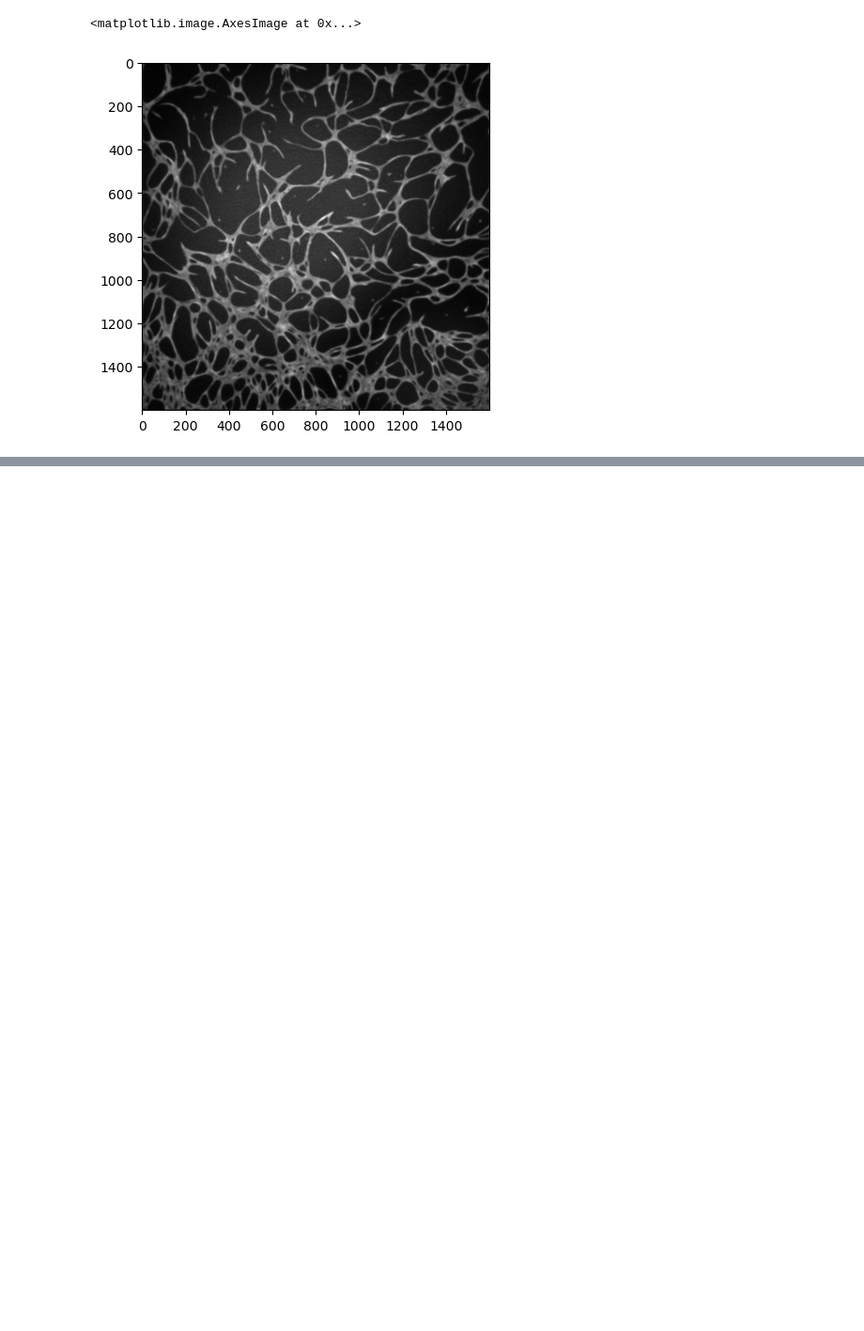
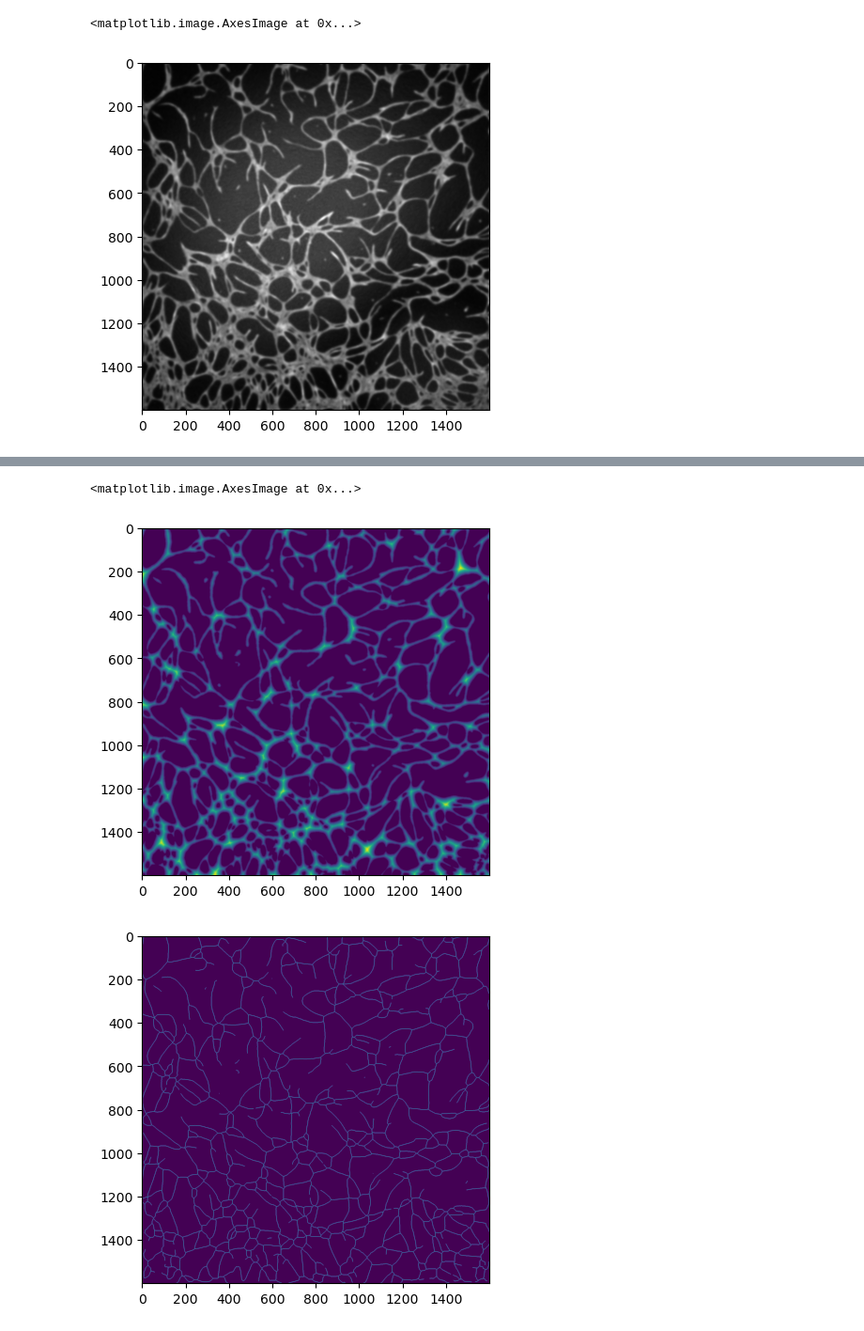
Before and after one commit to HarryKrek/Vascular-Tool, a Jupyter notebook: tester.ipynb, the cells around one changed output, grey strips where cells are left out. Shown at 94% size. Saved outputs shown, nothing was run; the diff lists cells and outputs as text; code cells hidden in the pictures; blank space fills up the shorter version.

```diff
--- a/tester.ipynb
+++ b/tester.ipynb
@@ -65,0 +80,9 @@ skimage.io.imsave("C:\\Users\\harry\\Downloads\\skel.tiff", skel)
+# %%
+from dsepruning import skel_pruning_DSE
+from scipy.ndimage import distance_transform_edt
+skel_dist = distance_transform_edt(dilated,return_indices=False, return_distances=True)
+plt.imshow(skel_dist)
+pruned_skel = skel_pruning_DSE(skel,skel_dist,100)
+plt.figure()
+plt.imshow(pruned_skel)
+# %% [output]
@@ -65,0 +106,3 @@ skimage.io.imsave("C:\\Users\\harry\\Downloads\\skel.tiff", skel)
+<matplotlib.image.AxesImage at 0x...>
+[figure, added]
+[figure, added]
```
Also changed, not shown: parts of 15 cells of this notebook.
